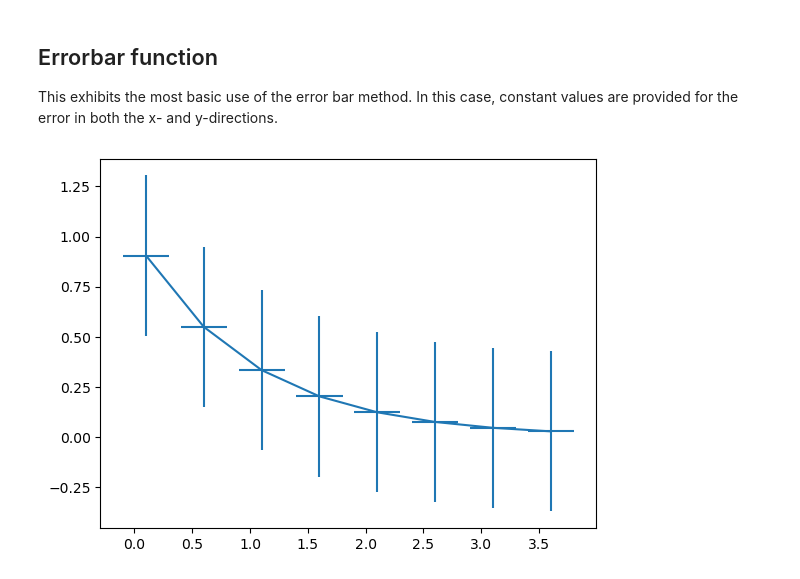
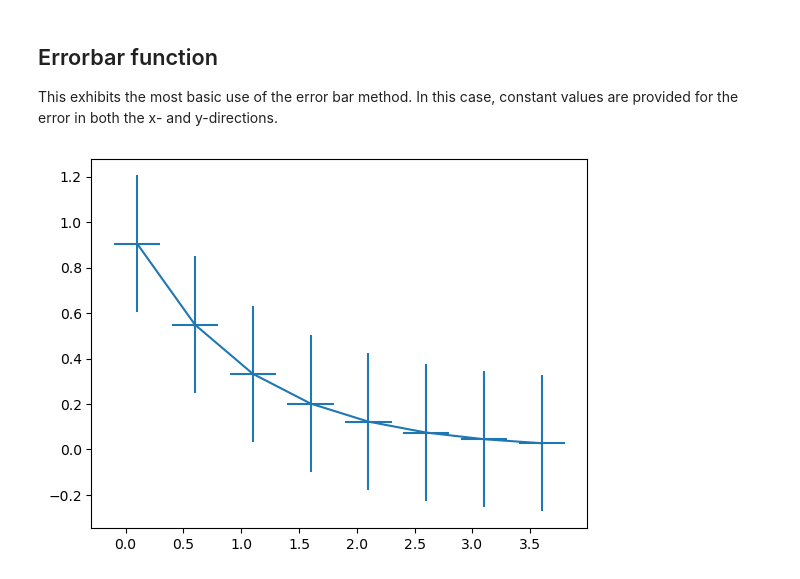
Before and after one commit to cpatagon/Python_Numerico, a Jupyter notebook: clases/02_intro_metodos_numericos/02_07_Estimación_Errores.ipynb, the cells around one changed output. Drawn from its saved outputs; the diff is of its cells as text; code cells hidden in the pictures.

```diff
--- a/clases/02_intro_metodos_numericos/02_07_Estimación_Errores.ipynb
+++ b/clases/02_intro_metodos_numericos/02_07_Estimación_Errores.ipynb
@@ -198,13 +217,13 @@ This exhibits the most basic use of the error bar method. In this case, constant
 # %%
 import matplotlib.pyplot as plt
 import numpy as np
 
 # example data
 x = np.arange(0.1, 4, 0.5)
 y = np.exp(-x)
 
 fig, ax = plt.subplots()
-ax.errorbar(x, y, xerr=0.2, yerr=0.4)
+ax.errorbar(x, y, xerr=0.2, yerr=0.3)
 plt.show()
 # %% [output]
-[figure, old version]
+[figure, new version]
```
Also changed, not shown: parts of 2 cells of this notebook, 1 other file.
